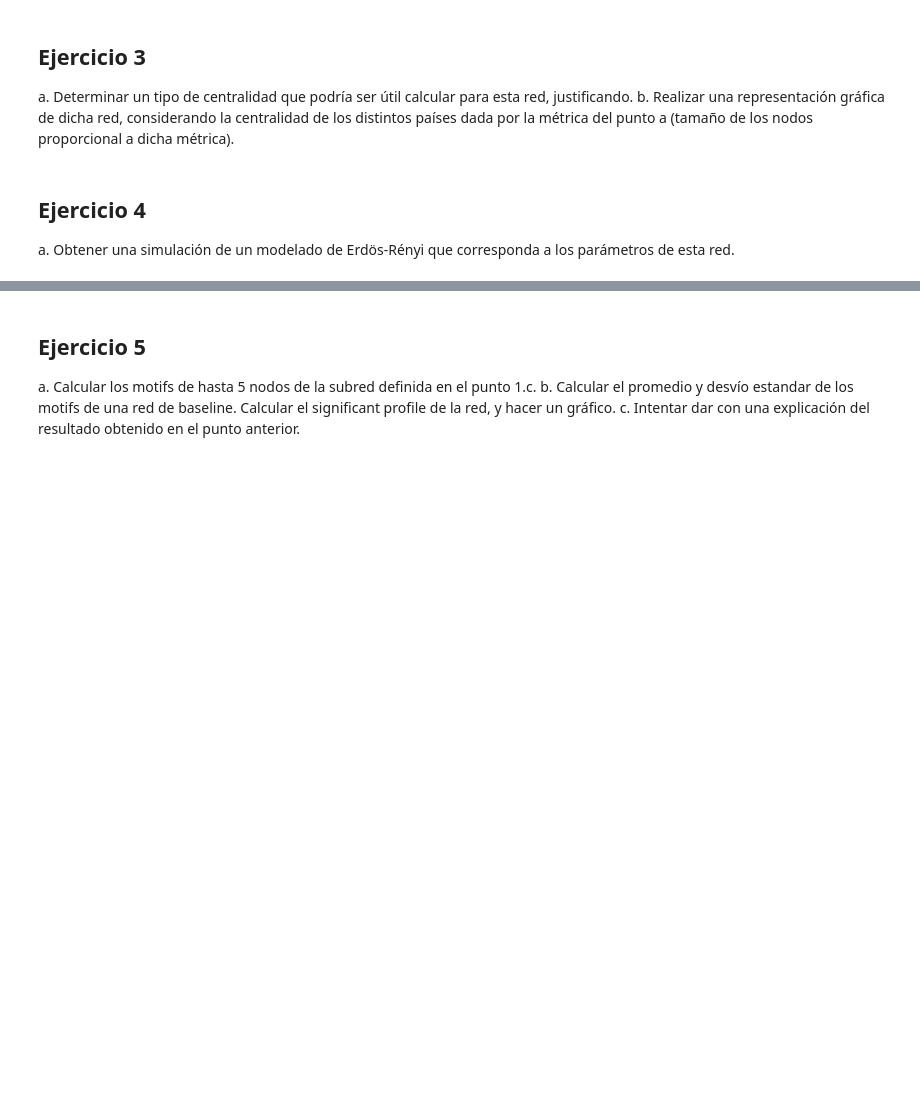
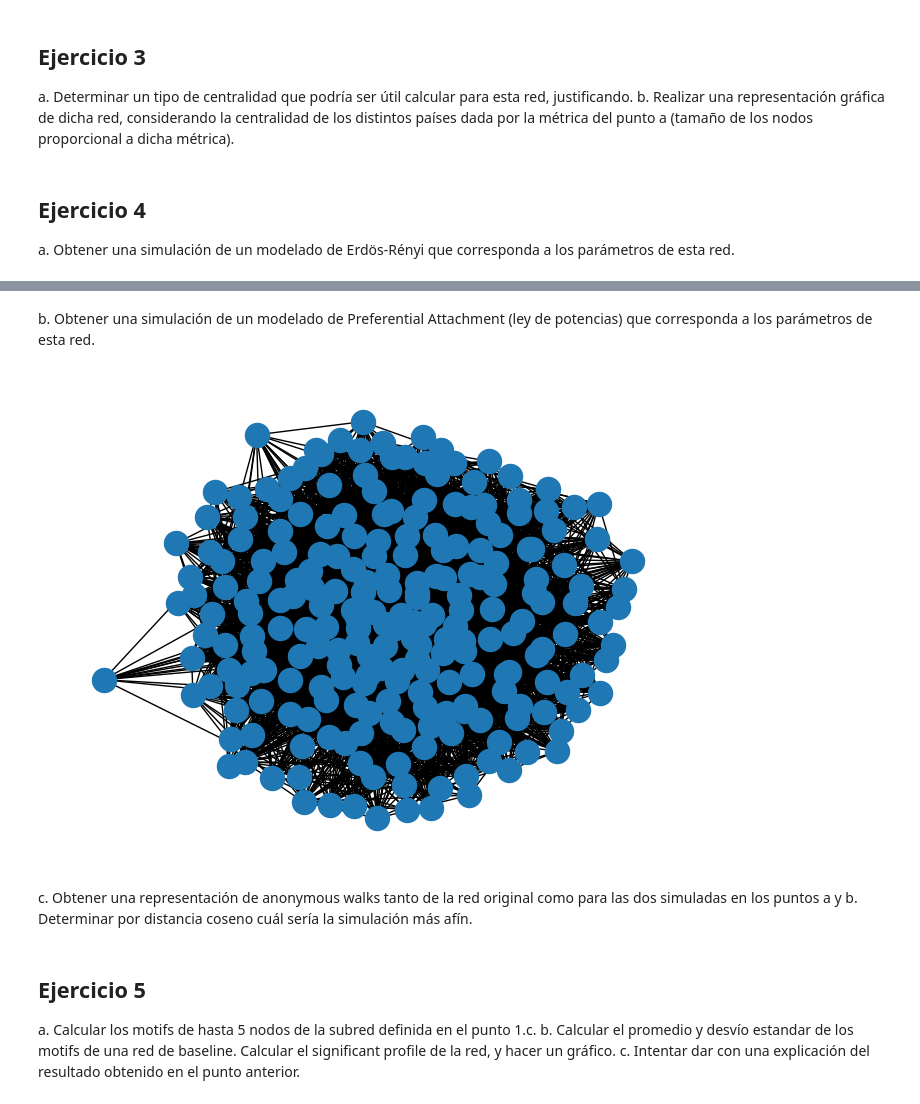
Before and after one commit to mateocapon/teoria-de-algoritmos2-tp1, a Jupyter notebook: TP1-104258.ipynb, the cells around one changed output, grey strips where cells are left out. Drawn from its saved outputs; the diff is of its cells as text; code cells hidden in the pictures; blank space fills up the shorter version.

Commit message:
arrancando pref attach

```diff
--- a/TP1-104258.ipynb
+++ b/TP1-104258.ipynb
@@ -339,0 +336,12 @@ c. Obtener una representación de anonymous walks tanto de la red original como
+# %% [markdown]
+b. Obtener una simulación de un modelado de Preferential Attachment (ley de potencias) que corresponda a los parámetros de esta red.
+# %%
+n = G.number_of_nodes()
+m = round(mean_degree)
+
+# Documentación del método:
+# https://networkx.org/documentation/stable/reference/generated/networkx.generators.random_graphs.barabasi_albert_graph.html#networkx.generators.random_graphs.barabasi_albert_graph
+# Genera un grafo usando preferential attachment.
+G_preferential_att = nx.barabasi_albert_graph(n, m)
+# %% [output]
+[figure, added]
@@ -340,3 +363,5 @@ c. Obtener una representación de anonymous walks tanto de la red original como
+# %% [markdown]
+c. Obtener una representación de anonymous walks tanto de la red original como para las dos simuladas en los puntos a y b. Determinar por distancia coseno cuál sería la simulación más afín.
 # %% [markdown]
 ## Ejercicio 5
 a. Calcular los motifs de hasta 5 nodos de la subred definida en el punto 1.c.
```
Also changed, not shown: parts of 12 cells of this notebook.
